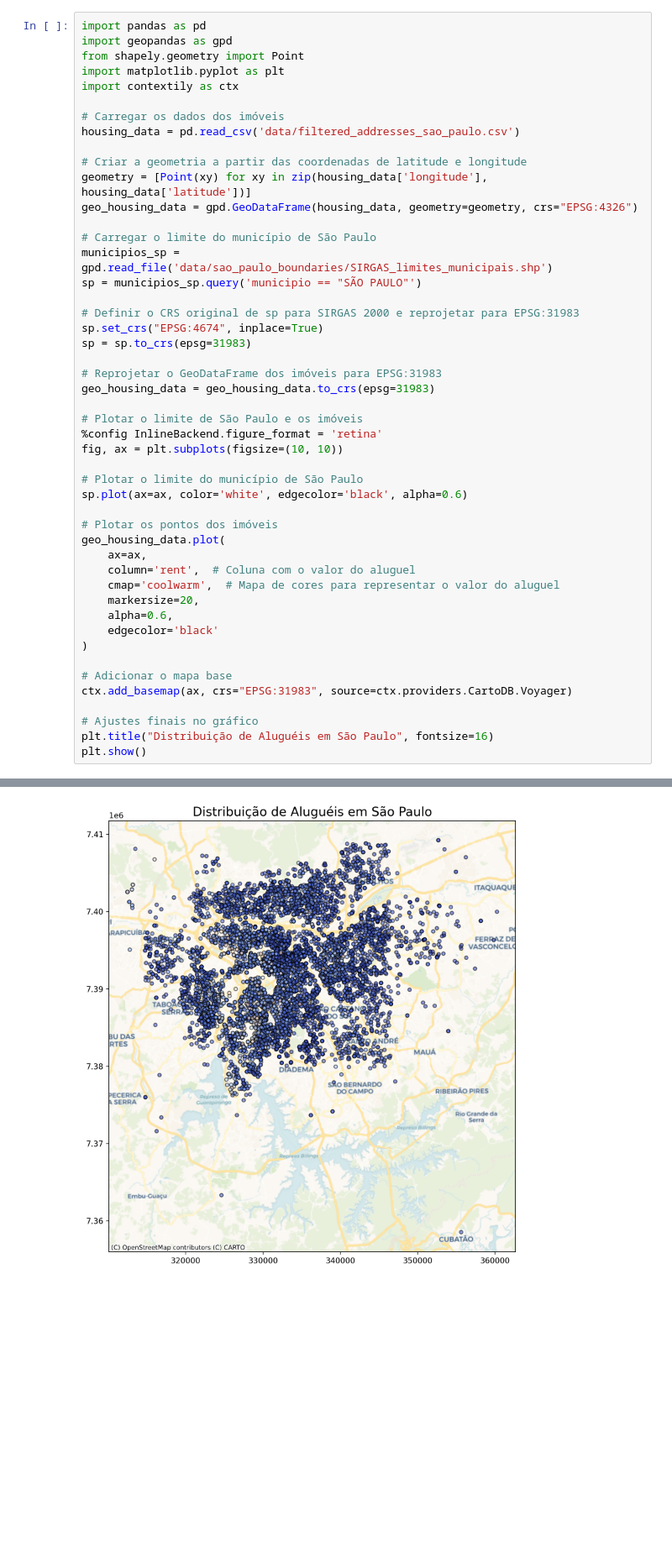
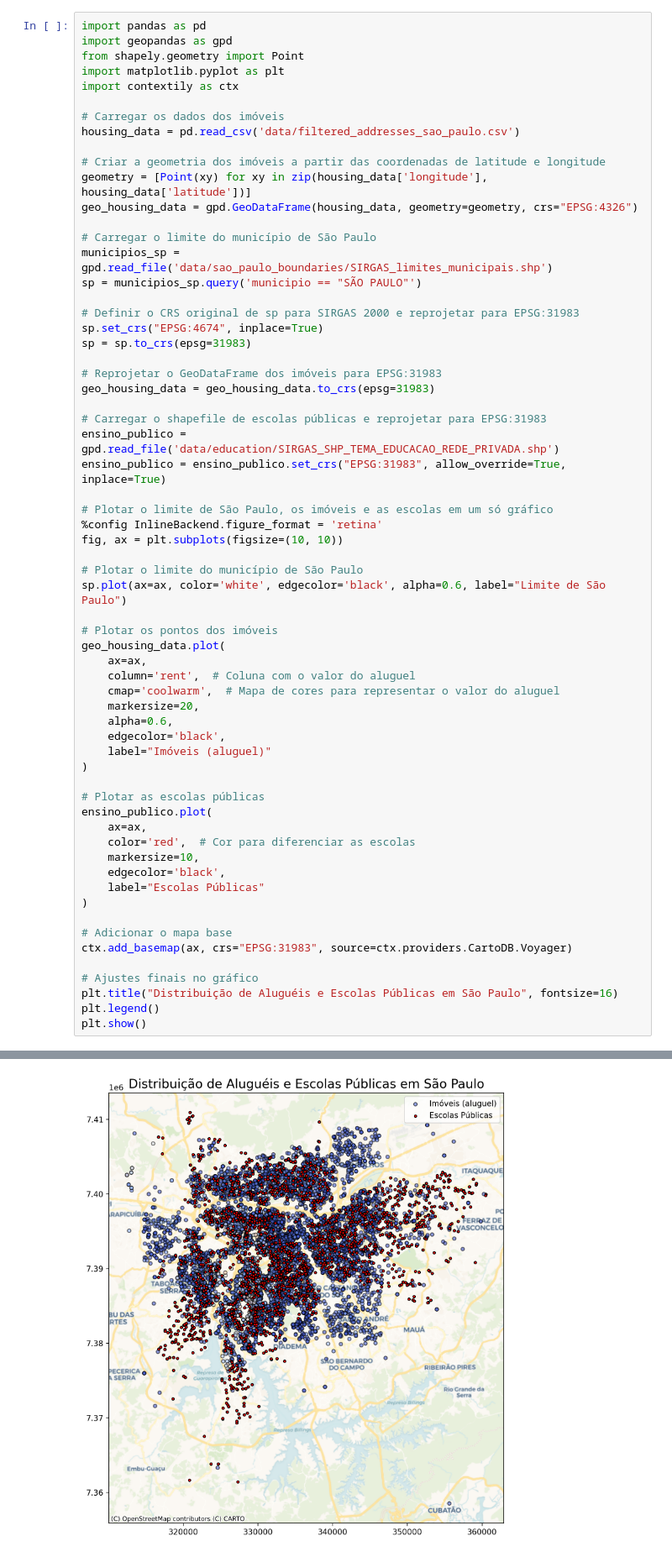
Before and after one commit to josermf2/infogeo-project, a Jupyter notebook: initialAnalysis.ipynb, the cells around one changed output, grey strips where cells are left out. Shown at 84% size. Cells and saved outputs as stored; diff of their text form; blank space fills up the shorter version.

Commit message:
Add other data to map

```diff
--- a/initialAnalysis.ipynb
+++ b/initialAnalysis.ipynb
@@ -8,7 +8,7 @@ import contextily as ctx
 # Carregar os dados dos imóveis
 housing_data = pd.read_csv('data/filtered_addresses_sao_paulo.csv')
 
-# Criar a geometria a partir das coordenadas de latitude e longitude
+# Criar a geometria dos imóveis a partir das coordenadas de latitude e longitude
 geometry = [Point(xy) for xy in zip(housing_data['longitude'], housing_data['latitude'])]
 geo_housing_data = gpd.GeoDataFrame(housing_data, geometry=geometry, crs="EPSG:4326")
 
@@ -23,12 +23,16 @@ sp = sp.to_crs(epsg=31983)
 # Reprojetar o GeoDataFrame dos imóveis para EPSG:31983
 geo_housing_data = geo_housing_data.to_crs(epsg=31983)
 
-# Plotar o limite de São Paulo e os imóveis
+# Carregar o shapefile de escolas públicas e reprojetar para EPSG:31983
+ensino_publico = gpd.read_file('data/education/SIRGAS_SHP_TEMA_EDUCACAO_REDE_PRIVADA.shp')
+ensino_publico = ensino_publico.set_crs("EPSG:31983", allow_override=True, inplace=True)
+
+# Plotar o limite de São Paulo, os imóveis e as escolas em um só gráfico
 %config InlineBackend.figure_format = 'retina'
 fig, ax = plt.subplots(figsize=(10, 10))
 
 # Plotar o limite do município de São Paulo
-sp.plot(ax=ax, color='white', edgecolor='black', alpha=0.6)
+sp.plot(ax=ax, color='white', edgecolor='black', alpha=0.6, label="Limite de São Paulo")
 
 # Plotar os pontos dos imóveis
 geo_housing_data.plot(
@@ -37,14 +41,25 @@ geo_housing_data.plot(
     cmap='coolwarm',  # Mapa de cores para representar o valor do aluguel
     markersize=20,
     alpha=0.6,
-    edgecolor='black'
+    edgecolor='black',
+    label="Imóveis (aluguel)"
+)
+
+# Plotar as escolas públicas
+ensino_publico.plot(
+    ax=ax,
+    color='red',  # Cor para diferenciar as escolas
+    markersize=10,
+    edgecolor='black',
+    label="Escolas Públicas"
 )
 
 # Adicionar o mapa base
 ctx.add_basemap(ax, crs="EPSG:31983", source=ctx.providers.CartoDB.Voyager)
 
 # Ajustes finais no gráfico
-plt.title("Distribuição de Aluguéis em São Paulo", fontsize=16)
+plt.title("Distribuição de Aluguéis e Escolas Públicas em São Paulo", fontsize=16)
+plt.legend()
 plt.show()
 # %% [output]
 A value is trying to be set on a copy of a slice from a DataFrame.
@@ -55 +72 @@ See the caveats in the documentation: https://pandas.pydata.org/pandas-docs/stab
-[figure, old version]
+[figure, new version]
```
Also changed, not shown: parts of 1 cell of this notebook.
